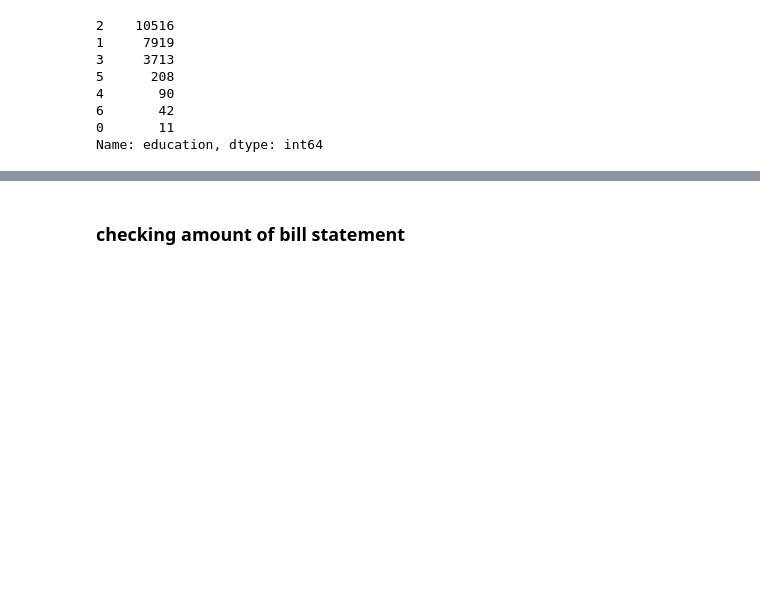
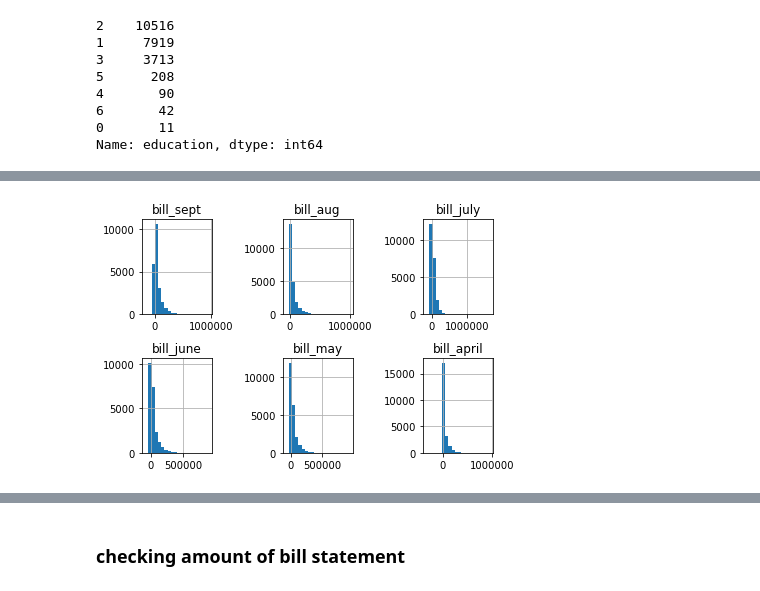
Before and after one commit to sankur7777/credit_card-default_prediction, a Jupyter notebook: scrap_notebook.ipynb, the cells around one changed output, grey strips where cells are left out. Drawn from its saved outputs; the diff is of its cells as text; code cells hidden in the pictures; blank space fills up the shorter version.

```diff
--- a/scrap_notebook.ipynb
+++ b/scrap_notebook.ipynb
@@ -199,0 +234,6 @@ let's check to see what other people did first
+# %%
+# checking Amount of Bill Statement
+bills = df[['bill_sept', 'bill_aug', 'bill_july', 'bill_june', 'bill_may', 'bill_april']]
+draw_histograms(bills, bills.columns, 2, 3, 20)
+# %% [output]
+[figure, added]
```
Also changed, not shown: parts of 56 cells of this notebook.
